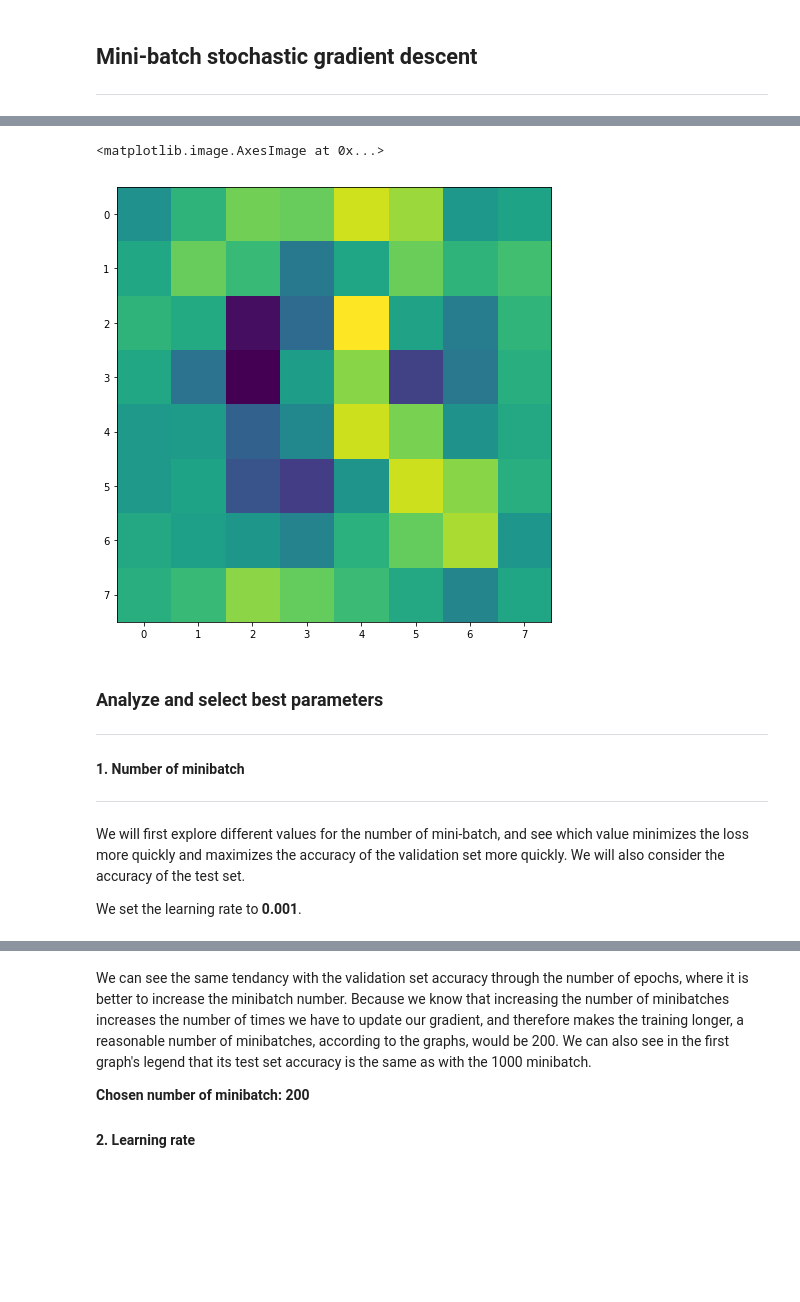
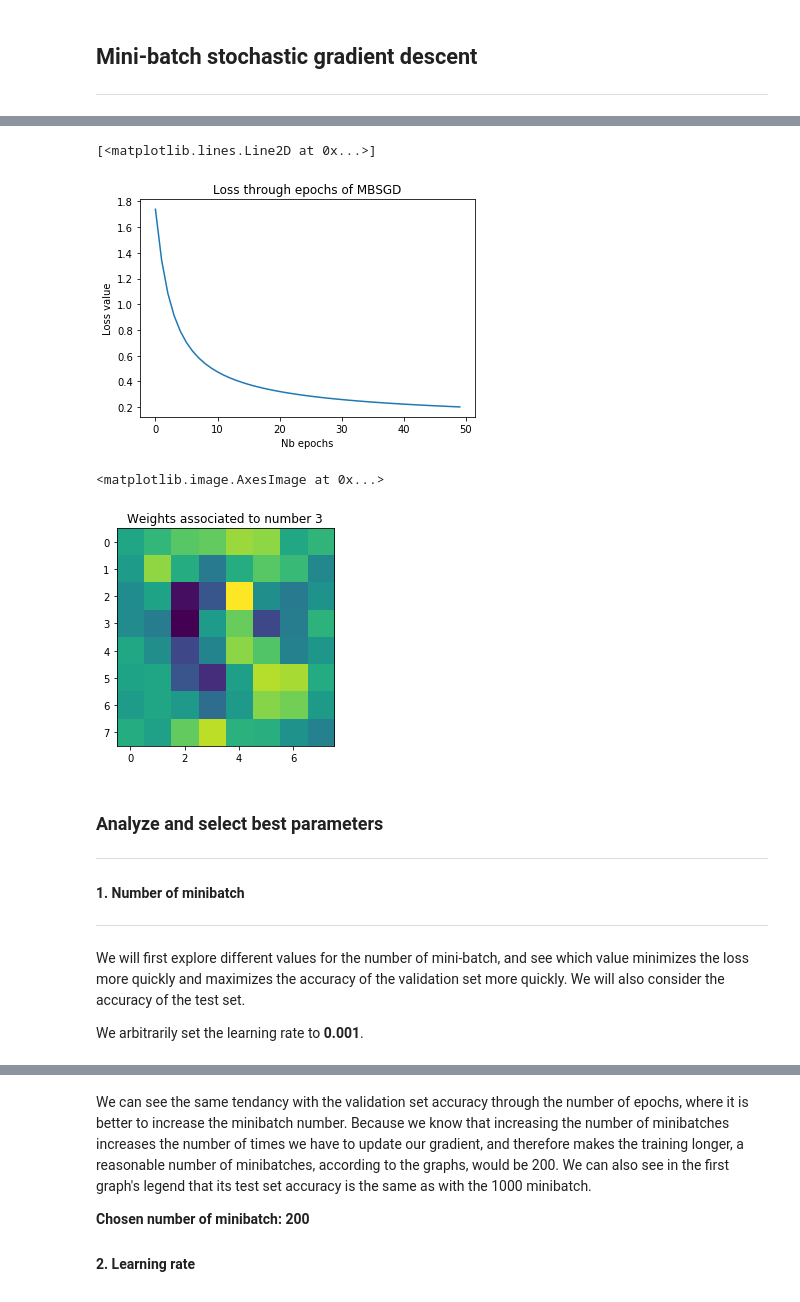
Before and after one commit to conorato/INF8225, a Jupyter notebook: TP1/tp1_1845448.ipynb, the cells around one changed output, grey strips where cells are left out. Drawn from its saved outputs; the diff is of its cells as text; code cells hidden in the pictures; blank space fills up the shorter version.

```diff
--- a/TP1/tp1_1845448.ipynb
+++ b/TP1/tp1_1845448.ipynb
@@ -215,14 +246,13 @@ X_test, X_validation, y_test, y_validation = train_test_split(X_test, y_test, te
 ___
 # %%
 def get_y_pred(current_X, W):
+
     Z = np.dot(current_X, W.T)
     return np.array([softmax(z) for z in Z])
 
 def softmax(x):
     # assurez vous que la fonction est numeriquement stable
     # e.g. softmax(np.array([1000, 10000, 100000], ndim=2))
-
-    # Source: https://stackoverflow.com/questions/42599498/numercially-stable-softmax
 
     x = x - max(x)
     exp_sum = sum(np.exp(x))
@@ -255,7 +285,7 @@ def get_grads(y, y_pred, X):
         first_term_sum += np.outer(y[i], X[i])
         second_term_sum += np.outer(y_pred[i], X[i])
 
-    return first_term_sum - second_term_sum
+    return -(1/y.shape[0])*(first_term_sum - second_term_sum)
 
 def get_loss(y, y_pred):
     """
@@ -299,7 +329,7 @@ def get_mini_batch_stoch_gradient_descent(minibatch_nb=20, learning_rate=0.001):
             current_batch_size = current_X.shape[0]
 
             y_pred = get_y_pred(current_X, W)
-            W += lr * ((1/current_batch_size)*get_grads(current_y, y_pred, current_X)) # grad: shape (10,65)
+            W -= lr * get_grads(current_y, y_pred, current_X) # grad: shape (10,65)
 
         y_pred = get_y_pred(X_train, W)
         loss = get_loss(y_train, y_pred)
@@ -327,8 +357,17 @@ plt.plot(losses)
+# %%
+plt.xlabel("Nb epochs")
+plt.ylabel("Loss value")
+plt.title("Loss through epochs of MBSGD")
+plt.plot(losses)
+# %% [output]
+[<matplotlib.lines.Line2D at 0x...>]
+[figure, added]
 # %%
+plt.title("Weights associated to number 3")
 plt.imshow(best_W[3, :-1].reshape(8,8))
 # %% [output]
 <matplotlib.image.AxesImage at 0x...>
-[figure, old version]
+[figure, new version]
 # %% [markdown]
 ### Analyze and select best parameters
 ---
@@ -338,7 +377,7 @@ ___
 
 We will first explore different values for the number of mini-batch, and see which value minimizes the loss more quickly and maximizes the accuracy of the validation set more quickly. We will also consider the accuracy of the test set.
 
-We set the learning rate to **0.001**.
+We arbitrarily set the learning rate to **0.001**.
 # %%
 minibatch_nb_to_explore = [1, 20, 200, 1000]
 
```
Also changed, not shown: parts of 29 cells of this notebook.
